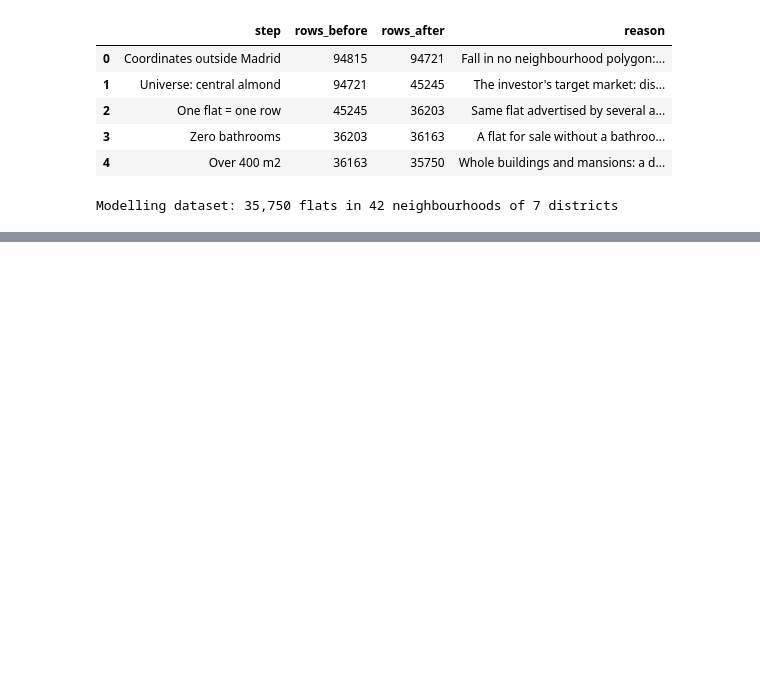
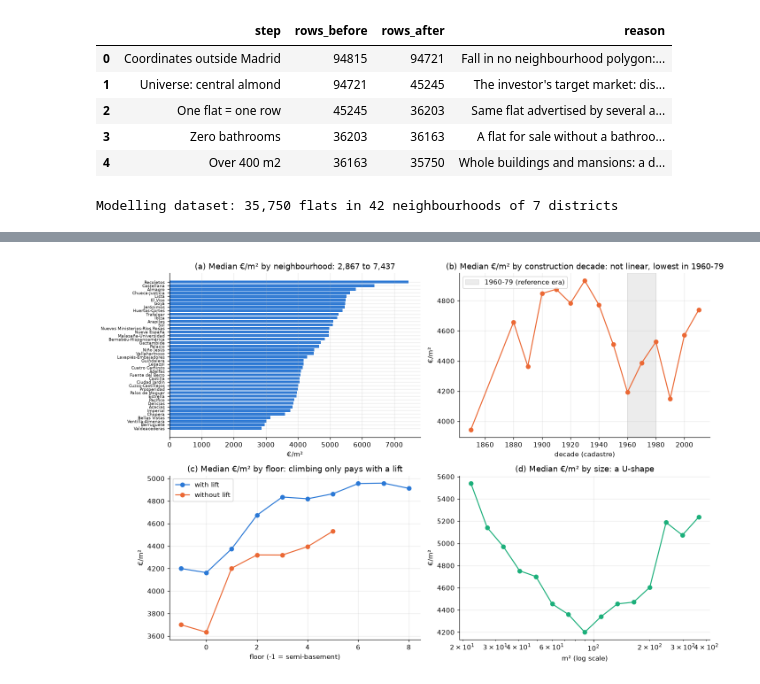
Before and after one commit to EnriqueRocadeTogo/daiist-assignment-1, a Jupyter notebook: train.ipynb, the cells around one changed output, grey strips where cells are left out. Cells and saved outputs as stored; diff of their text form; code cells hidden in the pictures; blank space fills up the shorter version.

```diff
--- a/train.ipynb
+++ b/train.ipynb
@@ -458,16 +161,0 @@ $\kappa = \lambda_{\max}/\lambda_{\min}$. We compute both, then confirm with a s
-# %%
-def hessian_eigs(X, lam):
-    Xb = np.c_[X, np.ones(len(X))]
-    H = 2 * Xb.T @ Xb / len(X)
-    H[:-1, :-1] += 2 * lam * np.eye(X.shape[1])  # the penalty only touches w, not b
-    return np.linalg.eigvalsh(H)
-
-
-fb_tune = P.FeatureBuilder(neighbourhood_encoding=NEIGHBOURHOOD_ENCODING)
-X_tune = fb_tune.fit_transform(train_tune, y_tune)
-X_val = fb_tune.transform(val)
-lam_tune, lam_final = ALPHA / len(X_tune), ALPHA / n_train
-ev_tune, ev_final = hessian_eigs(X_tune, lam_tune), hessian_eigs(X_train, lam_final)
-for name, ev in [("selection split (Q1-Q2)", ev_tune), ("final split (Q1-Q3)", ev_final)]:
-    print(f"{name}: lambda_max = {ev.max():.2f} -> divergence above lr = {2 / ev.max():.3f}; "
-          f"condition number = {ev.max() / ev.min():.0f}")
@@ -932,0 +241,42 @@ Saved: ['feature_builder.joblib', 'listings_model.csv.gz', 'metrics.json', 'skle
+# %%
+fig, axes = plt.subplots(2, 2, figsize=(13, 8.5))
+
+# (a) location: within the central districts the median EUR/m2 of a neighbourhood ranges 2.6x
+nb = eda.groupby(["DISTRICT", "NEIGHBOURHOOD"])["LOG_UNITPRICE"].median().pipe(np.exp).sort_values()
+ax = axes[0, 0]
+ax.barh(range(len(nb)), nb.values, color=COLORS["sklearn"], height=0.8)
+ax.set_yticks(range(len(nb)), [n for _, n in nb.index], fontsize=6)
+ax.set(title=f"(a) Median €/m² by neighbourhood: {nb.min():,.0f} to {nb.max():,.0f}", xlabel="€/m²")
+
+# (b) age: not a straight line, lowest for 1960-79 buildings
+decade = (eda["CADCONSTRUCTIONYEAR"] // 10 * 10).clip(lower=1850)
+by_dec = eda.groupby(decade)["LOG_UNITPRICE"].agg(["median", "count"])
+by_dec = by_dec[by_dec["count"] >= 50]
+ax = axes[0, 1]
+ax.plot(by_dec.index, np.exp(by_dec["median"]), marker="o", color=COLORS["manual"])
+ax.axvspan(1960, 1980, color="grey", alpha=0.15, label="1960-79 (reference era)")
+ax.set(title="(b) Median €/m² by construction decade: not linear, lowest in 1960-79",
+       xlabel="decade (cadastre)", ylabel="€/m²")
+ax.legend()
+
+# (c) floor: going up only pays if there is a lift
+fl = eda.assign(floor=eda["FLOORCLEAN"].clip(-1, 8), lift=eda["HASLIFT"].map({1: "with lift", 0: "without lift"}))
+by_fl = fl.groupby(["lift", "floor"])["LOG_UNITPRICE"].agg(["median", "count"]).reset_index()
+by_fl = by_fl[by_fl["count"] >= 30]
+ax = axes[1, 0]
+for name, color in [("with lift", COLORS["sklearn"]), ("without lift", COLORS["manual"])]:
+    s = by_fl[by_fl["lift"] == name]
+    ax.plot(s["floor"], np.exp(s["median"]), marker="o", color=color, label=name)
+ax.set(title="(c) Median €/m² by floor: climbing only pays with a lift", xlabel="floor (-1 = semi-basement)", ylabel="€/m²")
+ax.legend()
+
+# (d) size: EUR/m2 falls with size, then rises again for the biggest flats (U-shape)
+bins = np.exp(np.linspace(np.log(20), np.log(400), 16))
+by_sz = eda.groupby(pd.cut(eda["CONSTRUCTEDAREA"], bins), observed=True)["LOG_UNITPRICE"].median().pipe(np.exp)
+ax = axes[1, 1]
+ax.plot([iv.mid for iv in by_sz.index], by_sz.values, marker="o", color=COLORS["module"])
+ax.set_xscale("log")
+ax.set(title="(d) Median €/m² by size: a U-shape", xlabel="m² (log scale)", ylabel="€/m²")
+save_fig(fig, "feature_evidence")
+# %% [output]
+[figure, added]
```
Also changed, not shown: parts of 90 cells of this notebook, 19 other files.
